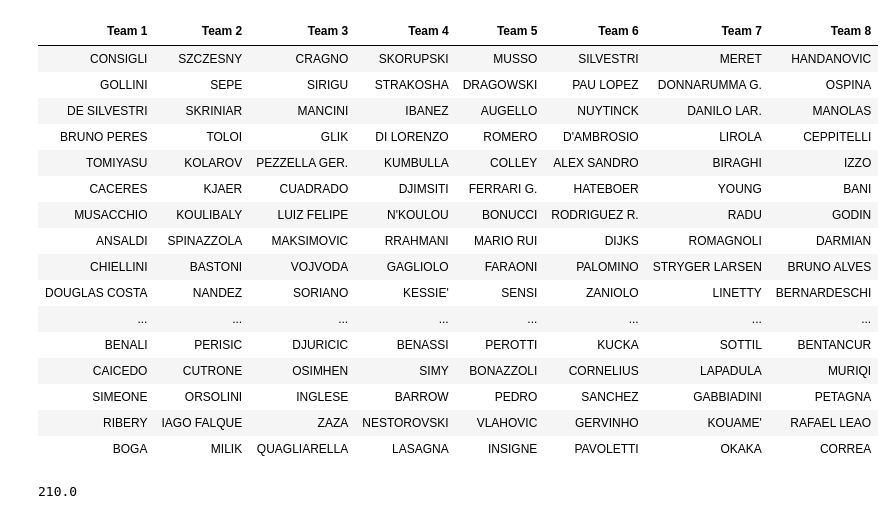
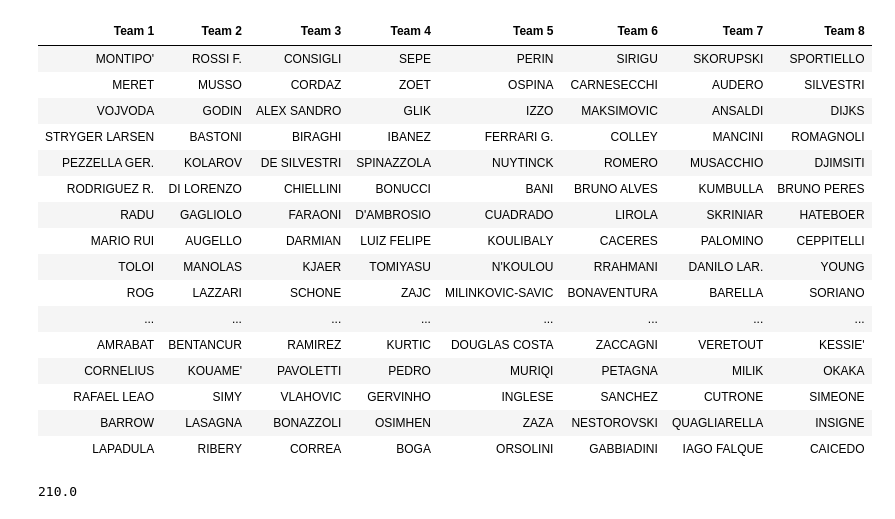
Before and after one commit to lucaagozzino/Fantapalla_simulazioni, a Jupyter notebook: Rose_quotazioni.ipynb, the cells around one changed output. Drawn from its saved outputs; the diff is of its cells as text; code cells hidden in the pictures.

```diff
--- a/Rose_quotazioni.ipynb
+++ b/Rose_quotazioni.ipynb
@@ -65,24 +93,24 @@ FC_colors(rosa_parziale, struttura_parziale)
 # %%
-rosa_parzial_pickle = pd.read_pickle('rose_parziali_best.pkl')
+rosa_parzial_pickle = pd.read_pickle('rose_parziali_best_portieri.pkl')
 FC_colors(rosa_parzial_pickle, struttura_parziale)
 # %% [output]
 | Team 1 | Team 2 | Team 3 | Team 4 | Team 5 | Team 6 | Team 7 | Team 8 |
-| CONSIGLI | SZCZESNY | CRAGNO | SKORUPSKI | MUSSO | SILVESTRI | MERET | HANDANOVIC |
-| GOLLINI | SEPE | SIRIGU | STRAKOSHA | DRAGOWSKI | PAU LOPEZ | DONNARUMMA G. | OSPINA |
-| DE SILVESTRI | SKRINIAR | MANCINI | IBANEZ | AUGELLO | NUYTINCK | DANILO LAR. | MANOLAS |
-| BRUNO PERES | TOLOI | GLIK | DI LORENZO | ROMERO | D'AMBROSIO | LIROLA | CEPPITELLI |
-| TOMIYASU | KOLAROV | PEZZELLA GER. | KUMBULLA | COLLEY | ALEX SANDRO | BIRAGHI | IZZO |
-| CACERES | KJAER | CUADRADO | DJIMSITI | FERRARI G. | HATEBOER | YOUNG | BANI |
-| MUSACCHIO | KOULIBALY | LUIZ FELIPE | N'KOULOU | BONUCCI | RODRIGUEZ R. | RADU | GODIN |
-| ANSALDI | SPINAZZOLA | MAKSIMOVIC | RRAHMANI | MARIO RUI | DIJKS | ROMAGNOLI | DARMIAN |
-| CHIELLINI | BASTONI | VOJVODA | GAGLIOLO | FARAONI | PALOMINO | STRYGER LARSEN | BRUNO ALVES |
-| DOUGLAS COSTA | NANDEZ | SORIANO | KESSIE' | SENSI | ZANIOLO | LINETTY | BERNARDESCHI |
+| MONTIPO' | ROSSI F. | CONSIGLI | SEPE | PERIN | SIRIGU | SKORUPSKI | SPORTIELLO |
+| MERET | MUSSO | CORDAZ | ZOET | OSPINA | CARNESECCHI | AUDERO | SILVESTRI |
+| VOJVODA | GODIN | ALEX SANDRO | GLIK | IZZO | MAKSIMOVIC | ANSALDI | DIJKS |
+| STRYGER LARSEN | BASTONI | BIRAGHI | IBANEZ | FERRARI G. | COLLEY | MANCINI | ROMAGNOLI |
+| PEZZELLA GER. | KOLAROV | DE SILVESTRI | SPINAZZOLA | NUYTINCK | ROMERO | MUSACCHIO | DJIMSITI |
+| RODRIGUEZ R. | DI LORENZO | CHIELLINI | BONUCCI | BANI | BRUNO ALVES | KUMBULLA | BRUNO PERES |
+| RADU | GAGLIOLO | FARAONI | D'AMBROSIO | CUADRADO | LIROLA | SKRINIAR | HATEBOER |
+| MARIO RUI | AUGELLO | DARMIAN | LUIZ FELIPE | KOULIBALY | CACERES | PALOMINO | CEPPITELLI |
+| TOLOI | MANOLAS | KJAER | TOMIYASU | N'KOULOU | RRAHMANI | DANILO LAR. | YOUNG |
+| ROG | LAZZARI | SCHONE | ZAJC | MILINKOVIC-SAVIC | BONAVENTURA | BARELLA | SORIANO |
 | ... | ... | ... | ... | ... | ... | ... | ... |
-| BENALI | PERISIC | DJURICIC | BENASSI | PEROTTI | KUCKA | SOTTIL | BENTANCUR |
-| CAICEDO | CUTRONE | OSIMHEN | SIMY | BONAZZOLI | CORNELIUS | LAPADULA | MURIQI |
-| SIMEONE | ORSOLINI | INGLESE | BARROW | PEDRO | SANCHEZ | GABBIADINI | PETAGNA |
-| RIBERY | IAGO FALQUE | ZAZA | NESTOROVSKI | VLAHOVIC | GERVINHO | KOUAME' | RAFAEL LEAO |
-| BOGA | MILIK | QUAGLIARELLA | LASAGNA | INSIGNE | PAVOLETTI | OKAKA | CORREA |
+| AMRABAT | BENTANCUR | RAMIREZ | KURTIC | DOUGLAS COSTA | ZACCAGNI | VERETOUT | KESSIE' |
+| CORNELIUS | KOUAME' | PAVOLETTI | PEDRO | MURIQI | PETAGNA | MILIK | OKAKA |
+| RAFAEL LEAO | SIMY | VLAHOVIC | GERVINHO | INGLESE | SANCHEZ | CUTRONE | SIMEONE |
+| BARROW | LASAGNA | BONAZZOLI | OSIMHEN | ZAZA | NESTOROVSKI | QUAGLIARELLA | INSIGNE |
+| LAPADULA | RIBERY | CORREA | BOGA | ORSOLINI | GABBIADINI | IAGO FALQUE | CAICEDO |
 # %%
 import scipy as sp
 import scipy.special
```
Also changed, not shown: parts of 5 cells of this notebook, 1 other file.
